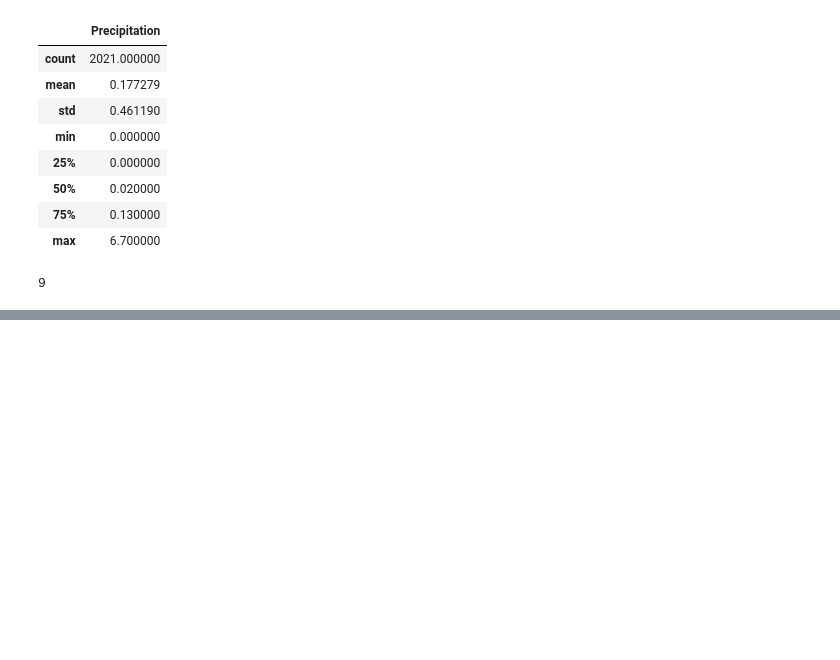
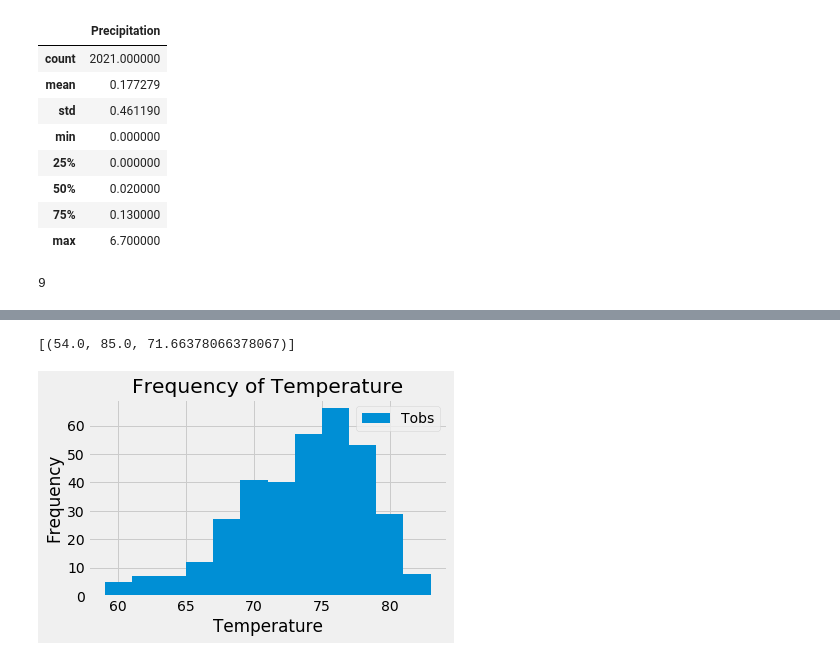
Before and after one commit to asritcaceres/sqlalchemy-challenge, a Jupyter notebook: app.py.ipynb, the cells around one changed output, grey strips where cells are left out. Saved outputs shown, nothing was run; the diff lists cells and outputs as text; code cells hidden in the pictures; blank space fills up the shorter version.

```diff
--- a/app.py.ipynb
+++ b/app.py.ipynb
@@ -95,7 +109,31 @@ station_amount
 # %%
 # Using the station id from the previous query, calculate the lowest temperature recorded,
 # highest temperature recorded, and average temperature of the most active station?
+select_data= [func.min(measurement.tobs),
+             func.max(measurement.tobs),
+             func.avg(measurement.tobs)]
+all_calcs = session.query(*select_data).\
+        filter(measurement.station == "USC00519281").all()
+all_calcs
+# %% [output]
+[(54.0, 85.0, 71.66378066378067)]
 # %%
+# Choose the station with the highest number of temperature observations.
+high_temp = session.query(measurement.station, func.count(measurement.tobs)).\
+    group_by(measurement.station).\
+    order_by(func.count(measurement.station).desc()).all()
+#high_temp
+# Query the last 12 months of temperature observation data for this station and plot the results as a histogram
+temp_year = session.query(measurement.tobs).\
+            filter(measurement.date >= year_ago).\
+            filter(measurement.station == "USC00519281").all()
 
-# Choose the station with the highest number of temperature observations.
-# Query the last 12 months of temperature observation data for this station and plot the results as a histogram
+temp_year_df = pd.DataFrame(temp_year, columns=["Tobs"])
+#temp_year_df
+
+temp_year_df.plot.hist(bins=12, title= "Frequency of Temperature")
+plt.xlabel("Temperature")
+plt.tight_layout()
+plt.show()
+# %% [output]
+[figure, added]
```
Also changed, not shown: parts of 3 cells of this notebook, 1 other file.
